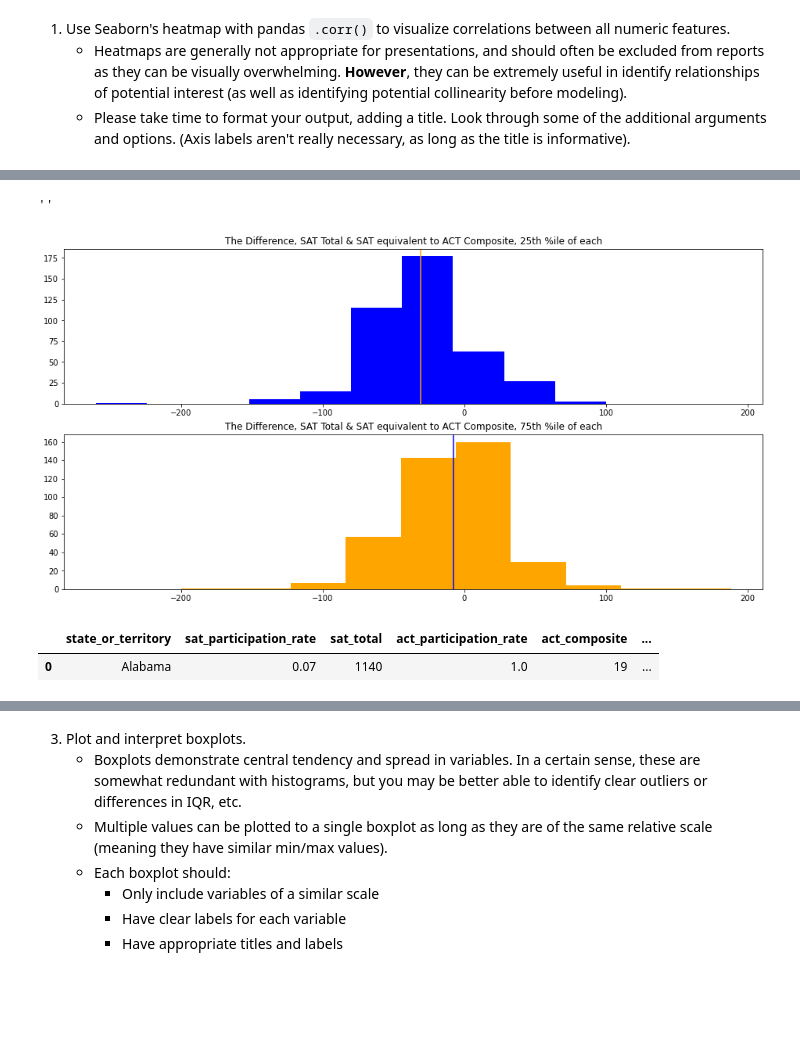
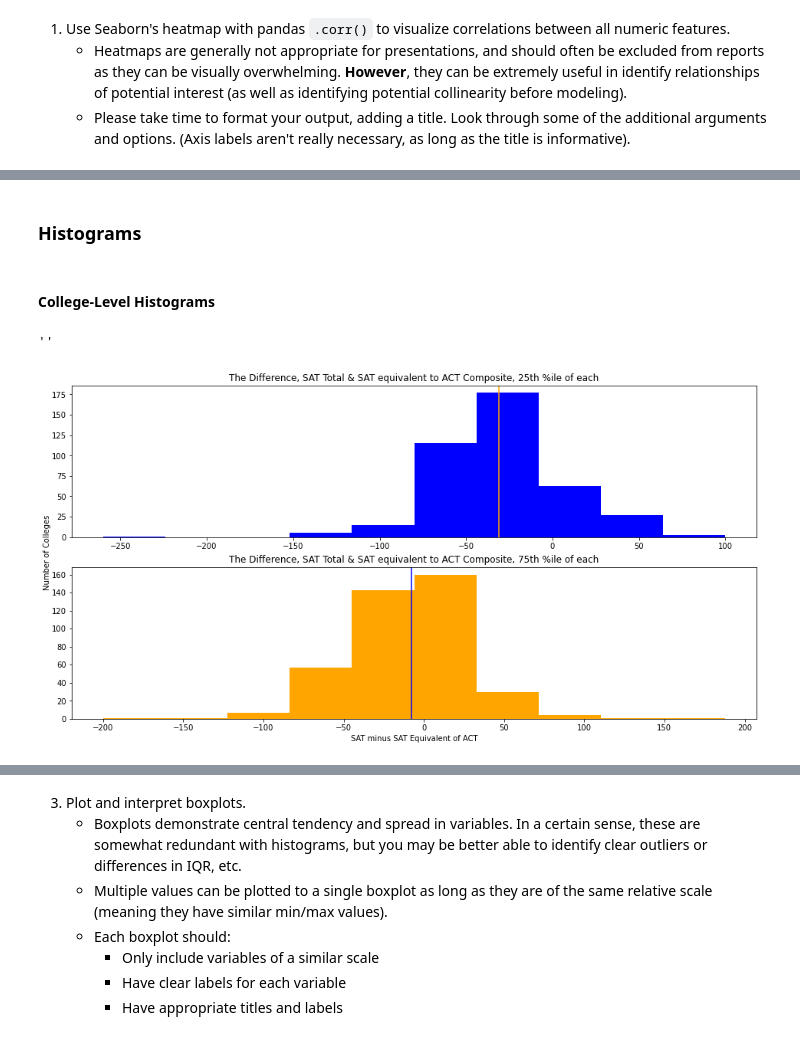
Before and after one commit to lmdunn/actsat, a Jupyter notebook: code/loren-starter-code.ipynb, the cells around one changed output, grey strips where cells are left out. Drawn from its saved outputs; the diff is of its cells as text; code cells hidden in the pictures; blank space fills up the shorter version.

```diff
--- a/code/loren-starter-code.ipynb
+++ b/code/loren-starter-code.ipynb
@@ -1827,28 +1703,43 @@ colleges_df.head(1)
+# %% [markdown]
+### Histograms
+# %% [markdown]
+#### College-Level Histograms
 # %%
 # Worked from Lesson 1.08 code to do this subplot
 
-plt.figure(figsize = (16,8))
+fig = plt.figure(figsize = (16,8))
 
-ax1 = plt.subplot(2, 1, 1)
+# used this to learn how to set x and y labels to span the subplot:
+# https://stackoverflow.com/questions/6963035/pyplot-common-axes-labels-for-subplots
+
+ax = fig.add_subplot(1, 1, 1)
+ax1 = fig.add_subplot(2,1,1)
+ax2 = fig.add_subplot(2,1,2)
+
+ax.set_ylabel('Number of Colleges')
+ax.set_xlabel('SAT minus SAT Equivalent of ACT')
+
+ax.spines['top'].set_color('none')
+ax.spines['bottom'].set_color('none')
+ax.spines['right'].set_color('none')
+ax.spines['left'].set_color('none')
+ax.tick_params(labelcolor='w',top=False, bottom=False, left=False, right=False)
+
+#ax1 = plt.subplot(2, 1, 1)
 ax1.set_title('The Difference, SAT Total & SAT equivalent to ACT Composite, 25th %ile of each')
 ax1.hist(colleges_df['sat_minus_sat_equiv_25th_perc'],
          color = 'blue')
 ax1.axvline(x = np.mean(colleges_df['sat_minus_sat_equiv_25th_perc']),
             color = 'orange')
 #ax1.xticks(np.arrange(-300, 200, 50))
 
-ax2 = plt.subplot(2,1,2, sharex = ax1)
+#ax2 = plt.subplot(2,1,2, sharex = ax1)
 ax2.set_title('The Difference, SAT Total & SAT equivalent to ACT Composite, 75th %ile of each')
 ax2.hist(colleges_df['sat_minus_sat_equiv_75th_perc'],
          color = 'orange')
 ax2.axvline(x = np.mean(colleges_df['sat_minus_sat_equiv_75th_perc']),
             color = 'blue')
 ;
 # %% [output]
 ''
-[figure, old version]
+[figure, new version]
-# %%
-act_sat_2019_df.head(1)
-# %% [output]
-|  | state_or_territory | sat_participation_rate | sat_total | act_participation_rate | act_composite | ... |
-| 0 | Alabama | 0.07 | 1140 | 1.0 | 19 | ... |
```
Also changed, not shown: parts of 89 cells of this notebook, 9 other files.
